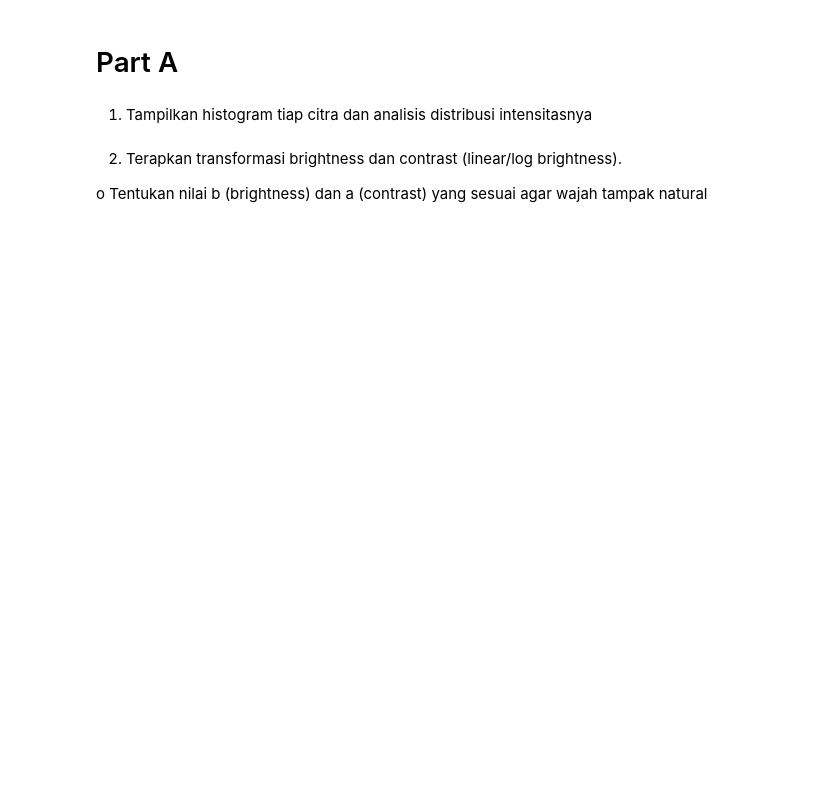
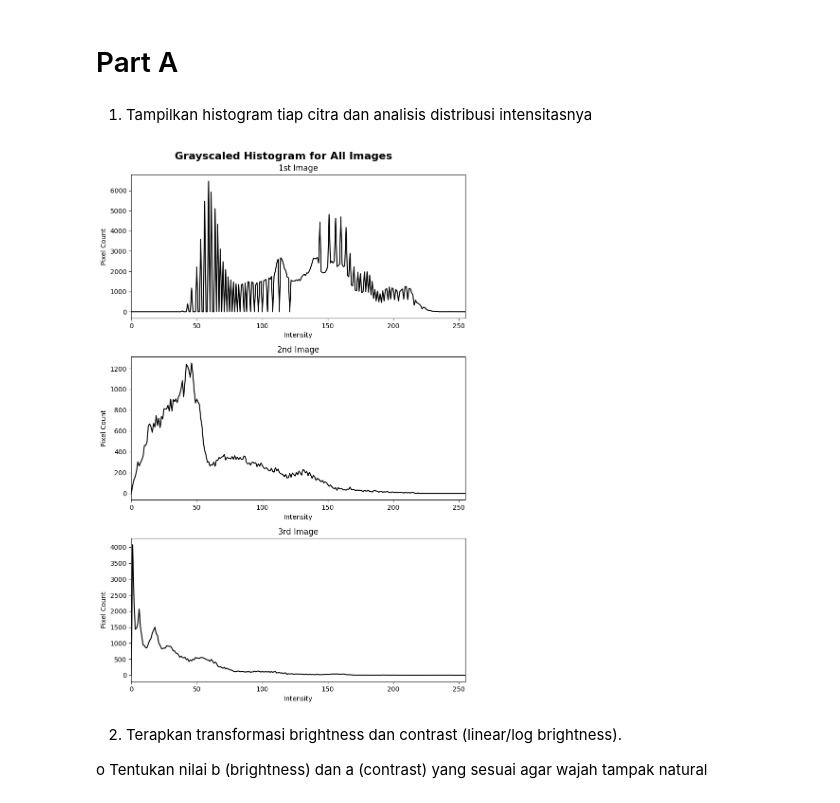
Before and after one commit to Valtern/PCVK_Ganjil_2025, a Jupyter notebook: week_7.ipynb, the cells around one changed output. Drawn from its saved outputs; the diff is of its cells as text; code cells hidden in the pictures; blank space fills up the shorter version.

```diff
--- a/week_7.ipynb
+++ b/week_7.ipynb
@@ -25,3 +23,83 @@ img1 = cv.imread('')
+# %%
+# img1 = cv.imread('/content/drive/MyDrive/PCVK/Image/Lenna_(test_image).png')
+# img2 = cv.imread('/content/drive/MyDrive/PCVK/Image/female.tiff')
+# img3 = cv.imread('/content/drive/MyDrive/PCVK/Image/couple.tiff')
+
+img1 = cv.imread('/content/drive/MyDrive/PCVK/Image/Lenna_(test_image).png', cv.IMREAD_GRAYSCALE)
+img2 = cv.imread('/content/drive/MyDrive/PCVK/Image/female.tiff', cv.IMREAD_GRAYSCALE)
+img3 = cv.imread('/content/drive/MyDrive/PCVK/Image/couple.tiff', cv.IMREAD_GRAYSCALE)
+
+# b_hist = np.zeros(256)
+# g_hist = np.zeros(256)
+# r_hist = np.zeros(256)
+
+# b_img1 = cv.split(img1)[0]
+# g_img1 = cv.split(img1)[1]
+# r_img1 = cv.split(img1)[2]
+
+# b_img2 = cv.split(img2)[0]
+# g_img2 = cv.split(img2)[1]
+# r_img2 = cv.split(img2)[2]
+
+# b_img3 = cv.split(img3)[0]
+# g_img3 = cv.split(img3)[1]
+# r_img3 = cv.split(img3)[2]
+
+# hist_b = np.histogram(b_img1, bins=256, range=(0, 256))
+# hist_g = np.histogram(g_img1, bins=256, range=(0, 256))
+# hist_r = np.histogram(r_img1, bins=256, range=(0, 256))
+
+# hist_b2 = np.histogram(b_img2, bins=256, range=(0, 256))
+# hist_g2 = np.histogram(g_img2, bins=256, range=(0, 256))
+# hist_r2 = np.histogram(r_img2, bins=256, range=(0, 256))
+
+# hist_b3 = np.histogram(b_img3, bins=256, range=(0, 256))
+# hist_g3 = np.histogram(g_img3, bins=256, range=(0, 256))
+# hist_r3 = np.histogram(r_img3, bins=256, range=(0, 256))
+
+# hist1 = [hist_b[0], hist_g[0], hist_r[0]]
+# hist2 = [hist_b2[0], hist_g2[0], hist_r2[0]]
+# hist3 = [hist_b3[0], hist_g3[0], hist_r3[0]]
+
+hist1 = cv.calcHist([img1], [0], None, [256], [0, 256])
+hist2 = cv.calcHist([img2], [0], None, [256], [0, 256])
+hist3 = cv.calcHist([img3], [0], None, [256], [0, 256])
+
+
+fig, axs = plt.subplots(3, 1, figsize=(8, 12))
+# fig.suptitle('RGB Histograms for All Images', fontsize=16, fontweight='bold')
+fig.suptitle('Grayscaled Histogram for All Images', fontsize=16, fontweight='bold')
+
+# image_titles = ['1st Image', '2nd Image', '3rd Image']
+# colors = ['blue', 'green', 'red']
+# channel_titles = ['Blue Channel', 'Green Channel', 'Red Channel']
+
+# for i, (hists, title) in enumerate(zip([hist1, hist2, hist3], image_titles)):
+#     for j, (hist, color, ch_title) in enumerate(zip(hists, colors, channel_titles)):
+#         axs[i, j].bar(range(256), hist, color=color)
+#         axs[i, j].set_title(f'{title} - {ch_title}')
+#         axs[i, j].set_xlabel('Intensity')
+#         axs[i, j].set_ylabel('Pixel Count')
+#         axs[i, j].set_xlim([0, 255])
+
+# plt.tight_layout()
+# plt.show()
+
+
+images = [hist1, hist2, hist3]
+titles = ['1st Image', '2nd Image', '3rd Image']
+
+for i, (hist, title) in enumerate(zip(images, titles)):
+    axs[i].plot(hist, color='black')
+    axs[i].set_title(title)
+    axs[i].set_xlabel('Intensity')
+    axs[i].set_ylabel('Pixel Count')
+    axs[i].set_xlim([0, 255])
+
+plt.tight_layout()
+plt.show()
+# %% [output]
+[figure, added]
 # %% [markdown]
 2. Terapkan transformasi brightness dan contrast (linear/log brightness).
 
```
Also changed, not shown: parts of 3 cells of this notebook.
